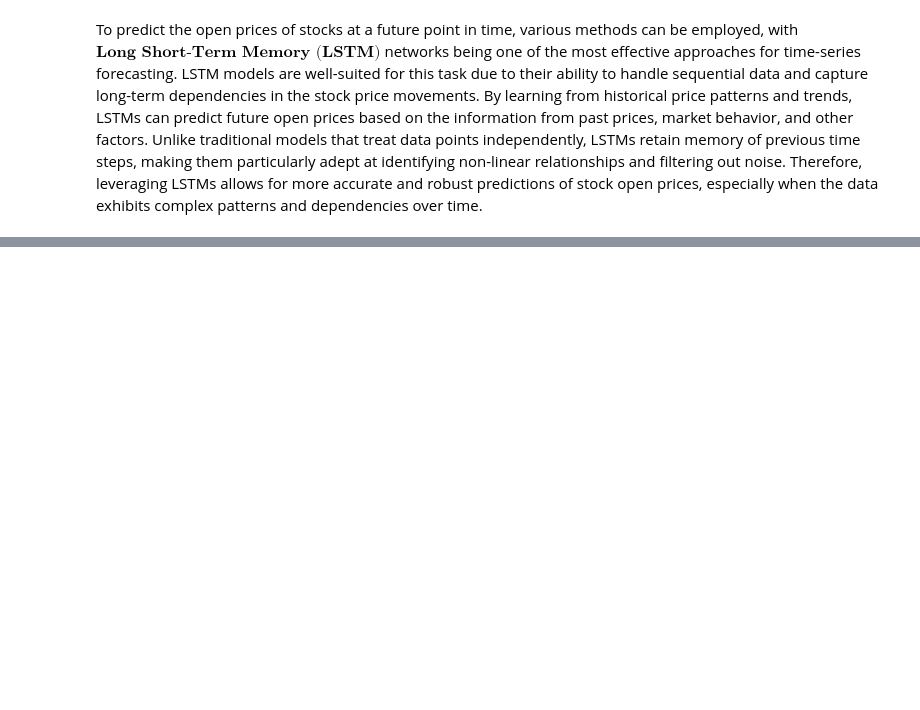
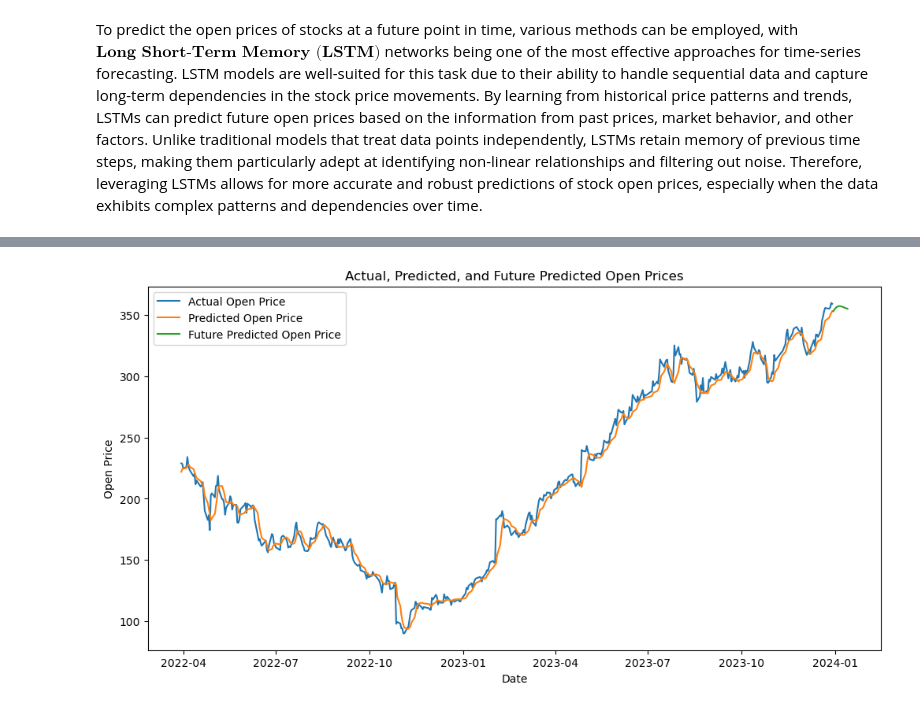
Before and after one commit to ndrhmdk/midterm, a Jupyter notebook: midterm.ipynb, the cells around one changed output, grey strips where cells are left out. Drawn from its saved outputs; the diff is of its cells as text; code cells hidden in the pictures; blank space fills up the shorter version.

Commit message:
predicted next 15 days

```diff
--- a/midterm.ipynb
+++ b/midterm.ipynb
@@ -569,3 +571,19 @@ plt.show();
 [figure]
 # %% [markdown]
 To predict the open prices of stocks at a future point in time, various methods can be employed, with $\textbf{Long Short-Term Memory (LSTM)}$ networks being one of the most effective approaches for time-series forecasting. LSTM models are well-suited for this task due to their ability to handle sequential data and capture long-term dependencies in the stock price movements. By learning from historical price patterns and trends, LSTMs can predict future open prices based on the information from past prices, market behavior, and other factors. Unlike traditional models that treat data points independently, LSTMs retain memory of previous time steps, making them particularly adept at identifying non-linear relationships and filtering out noise. Therefore, leveraging LSTMs allows for more accurate and robust predictions of stock open prices, especially when the data exhibits complex patterns and dependencies over time.
+# %%
+def predict_future_prices(model, data, scaler, seq_length, num_predictions):
+    last_sequence = data[-seq_length:, :-1]
+    predicted_prices = []
+
+    for _ in range(num_predictions):
+        last_sequence_reshaped = last_sequence.reshape((1, seq_length, data.shape[1] - 1))
+        next_pred = model.predict(last_sequence_reshaped)[0]
+        predicted_prices.append(next_pred[0])
+        next_sequence = np.append(last_sequence[1:], [[*last_sequence[-1, :-1], next_pred[0]]], axis=0)
+        last_sequence = next_sequence
+
+    return np.array(predicted_prices)
+# %%
+num_future_days = 15
+future_predictions = predict_future_prices(model, scaled_data, scaler, seq_length, num_future_days)
@@ -571,0 +606,19 @@ To predict the open prices of stocks at a future point in time, various methods
+# %%
+future_predictions_rescaled = scaler.inverse_transform(
+    np.concatenate((np.zeros((future_predictions.shape[0], scaled_data.shape[1] - 1)), future_predictions.reshape(-1, 1)), axis=1)
+)[:, -1]
+# %%
+last_date = pd.to_datetime(meta_df.index[-1])
+future_dates = [last_date + pd.Timedelta(days=i) for i in range(1, num_future_days + 1)]
+# %%
+plt.figure(figsize=(12, 6))
+plt.plot(meta_df.index[-len(y_test_rescaled):], y_test_rescaled, label='Actual Open Price')
+plt.plot(meta_df.index[-len(predictions_rescaled):], predictions_rescaled, label='Predicted Open Price')
+plt.plot(future_dates, future_predictions_rescaled, label='Future Predicted Open Price')
+plt.title('Actual, Predicted, and Future Predicted Open Prices')
+plt.xlabel('Date')
+plt.ylabel('Open Price')
+plt.legend()
+plt.show();
+# %% [output]
+[figure, added]
```
Also changed, not shown: parts of 18 cells of this notebook.
